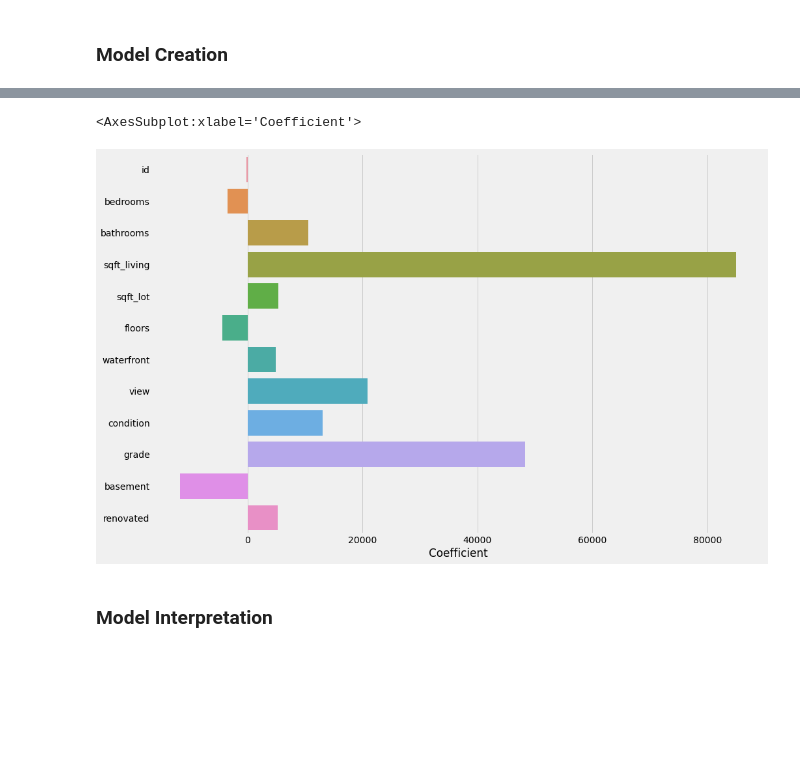
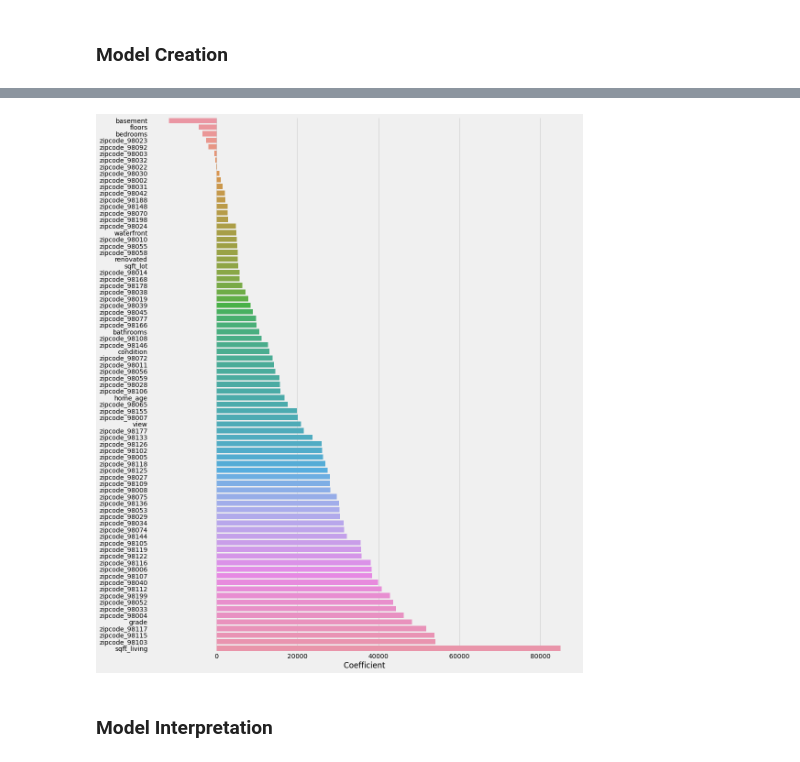
Before and after one commit to bentson1187/dsc-phase-2-project, a Jupyter notebook: Bentson, Brian Phase 2 Project.ipynb, the cells around one changed output, grey strips where cells are left out. Cells and saved outputs as stored; diff of their text form; code cells hidden in the pictures; blank space fills up the shorter version.

```diff
--- a/Bentson, Brian Phase 2 Project.ipynb
+++ b/Bentson, Brian Phase 2 Project.ipynb
@@ -1022,7 +1024,7 @@ df_scrub.drop(columns='yr_renovated', inplace=True)
 ### `id` Column
 # %%
 #drop the id column
-# df_scrub.drop(columns='id', inplace=True)
+df_scrub.drop(columns='id', inplace=True)
 # %% [markdown]
 ## State of Dataframe
 # %%
@@ -1499,6 +1440,6 @@ df_cat_zipcode
 17424 rows × 69 columns
 # %%
 #concat original dataframe to zipcode dataframe and prepare for model number 2
-df_model_base = pd.concat([df_model_base.drop('zipcode', axis=1), df_cat_zipcode], axis=1)
+df_model_base = pd.concat([df_model_base.drop(['zipcode'], axis=1), df_cat_zipcode], axis=1)
 df_model_base
 # %% [output]
@@ -1882,5 +1799,5 @@ df_model_4
 x_cols = df_model_4.drop(columns='price').columns
 y_col = 'price'
 #run funciton to create model and check assumptions
-model_4 = fit_new_model(df_model_4, x_cols=x_cols, y_col=y_col, norm=True)
+model_4 = fit_new_model(df_model_4, x_cols=x_cols, y_col=y_col, norm=True, diagnose=True)
 # %% [output]
@@ -1932,6 +1849,8 @@ Homoscedasticity Test Results
 ======================================================================================================
 [figure]
 # %%
-coefficients_df = pd.DataFrame(model_4.params[:13], columns=['Coefficient'])
-coefficients_df.drop('Intercept', inplace=True)
+#create dataframe of feature coefficients
+coefficients_m4_df = pd.DataFrame(model_4.params, columns=['Coefficient'])
+coefficients_m4_df.drop('Intercept', inplace=True)
+coefficients_m4_df = coefficients_m4_df.sort_values(by='Coefficient')
 # %%
@@ -1939,8 +1859,8 @@ coefficients_df.to_csv(r'Model Coefficients (scaled) for Tableau.csv', header=Tr
 # %%
-fig, ax = plt.subplots(figsize=(15,10))
-sns.barplot(data = coefficients_df, y=coefficients_df.index, x='Coefficient', ax=ax, orient='h')
+#bar plot showing coefficients
+fig, ax = plt.subplots(figsize=(15,20))
+sns.barplot(data = coefficients_m4_df, y=coefficients_m4_df.index, x='Coefficient', ax=ax, orient='h');
 # %% [output]
-<AxesSubplot:xlabel='Coefficient'>
-[figure, old version]
+[figure, new version]
 # %% [markdown]
 ### Model Interpretation
```
Also changed, not shown: parts of 84 cells of this notebook, 4 other files.
